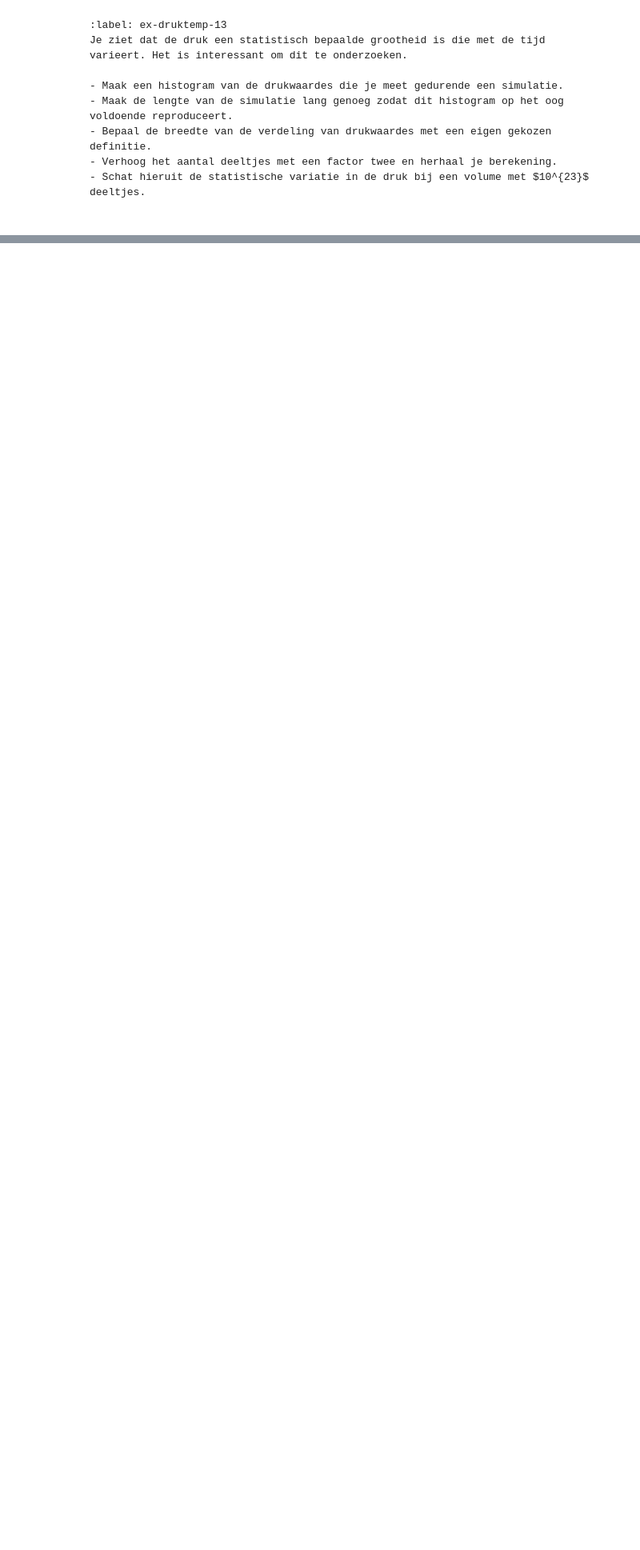
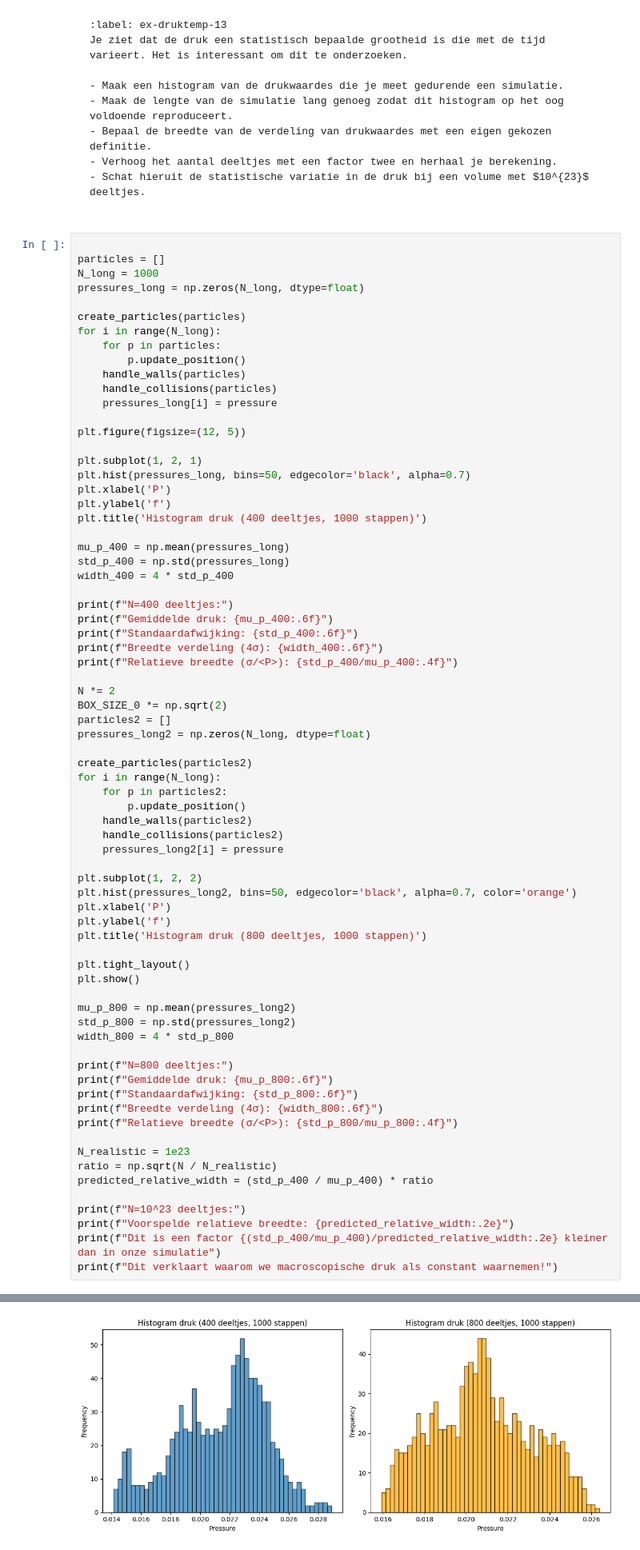
Before and after one commit to Jz-Mo/thermolab, a Jupyter notebook: Content/PySim/5_druktemp.ipynb, the cells around one changed output, grey strips where cells are left out. Shown: that part at 80% size. Drawn from its saved outputs; the diff is of its cells as text; blank space fills up the shorter version.

Commit message:
Druk temp simulatie 5 af

```diff
--- a/Content/PySim/5_druktemp.ipynb
+++ b/Content/PySim/5_druktemp.ipynb
@@ -456,3 +504,76 @@ Je ziet dat de druk een statistisch bepaalde grootheid is die met de tijd variee
 - Bepaal de breedte van de verdeling van drukwaardes met een eigen gekozen definitie.
 - Verhoog het aantal deeltjes met een factor twee en herhaal je berekening.
 - Schat hieruit de statistische variatie in de druk bij een volume met $10^{23}$ deeltjes.
+# %%
+
+particles = []
+N_long = 1000
+pressures_long = np.zeros(N_long, dtype=float)
+
+create_particles(particles)
+for i in range(N_long):
+    for p in particles:
+        p.update_position()
+    handle_walls(particles)
+    handle_collisions(particles)
+    pressures_long[i] = pressure
+
+plt.figure(figsize=(12, 5))
+
+plt.subplot(1, 2, 1)
+plt.hist(pressures_long, bins=50, edgecolor='black', alpha=0.7)
+plt.xlabel('P')
+plt.ylabel('f')
+plt.title('Histogram druk (400 deeltjes, 1000 stappen)')
+
+mu_p_400 = np.mean(pressures_long)
+std_p_400 = np.std(pressures_long)
+width_400 = 4 * std_p_400
+
+print(f"N=400 deeltjes:")
+print(f"Gemiddelde druk: {mu_p_400:.6f}")
+print(f"Standaardafwijking: {std_p_400:.6f}")
+print(f"Breedte verdeling (4σ): {width_400:.6f}")
+print(f"Relatieve breedte (σ/<P>): {std_p_400/mu_p_400:.4f}")
+
+N *= 2
+BOX_SIZE_0 *= np.sqrt(2)
+particles2 = []
+pressures_long2 = np.zeros(N_long, dtype=float)
+
+create_particles(particles2)
+for i in range(N_long):
+    for p in particles2:
+        p.update_position()
+    handle_walls(particles2)
+    handle_collisions(particles2)
+    pressures_long2[i] = pressure
+
+plt.subplot(1, 2, 2)
+plt.hist(pressures_long2, bins=50, edgecolor='black', alpha=0.7, color='orange')
+plt.xlabel('P')
+plt.ylabel('f')
+plt.title('Histogram druk (800 deeltjes, 1000 stappen)')
+
+plt.tight_layout()
+plt.show()
+
+mu_p_800 = np.mean(pressures_long2)
+std_p_800 = np.std(pressures_long2)
+width_800 = 4 * std_p_800
+
+print(f"N=800 deeltjes:")
+print(f"Gemiddelde druk: {mu_p_800:.6f}")
+print(f"Standaardafwijking: {std_p_800:.6f}")
+print(f"Breedte verdeling (4σ): {width_800:.6f}")
+print(f"Relatieve breedte (σ/<P>): {std_p_800/mu_p_800:.4f}")
+
+N_realistic = 1e23
+ratio = np.sqrt(N / N_realistic)
+predicted_relative_width = (std_p_400 / mu_p_400) * ratio
+
+print(f"N=10^23 deeltjes:")
+print(f"Voorspelde relatieve breedte: {predicted_relative_width:.2e}")
+print(f"Dit is een factor {(std_p_400/mu_p_400)/predicted_relative_width:.2e} kleiner dan in onze simulatie")
+print(f"Dit verklaart waarom we macroscopische druk als constant waarnemen!")
+# %% [output]
@@ -458,0 +585 @@ Je ziet dat de druk een statistisch bepaalde grootheid is die met de tijd variee
+[figure, added]
```
Also changed, not shown: parts of 11 cells of this notebook.
